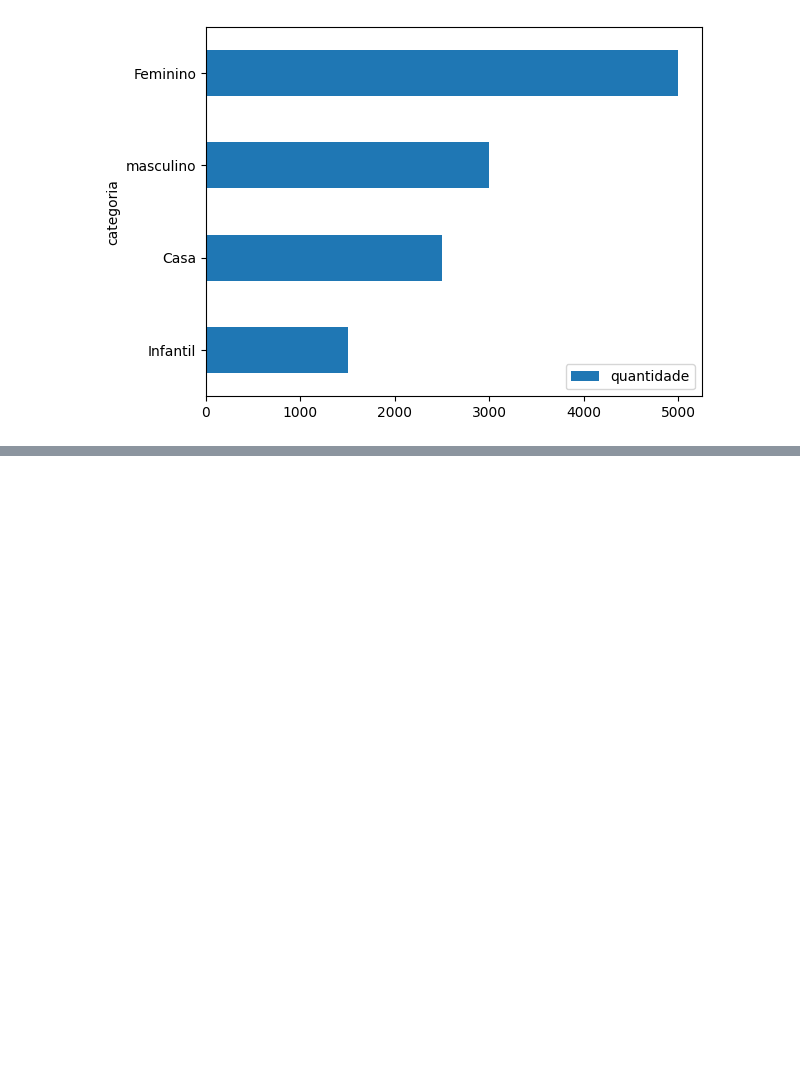
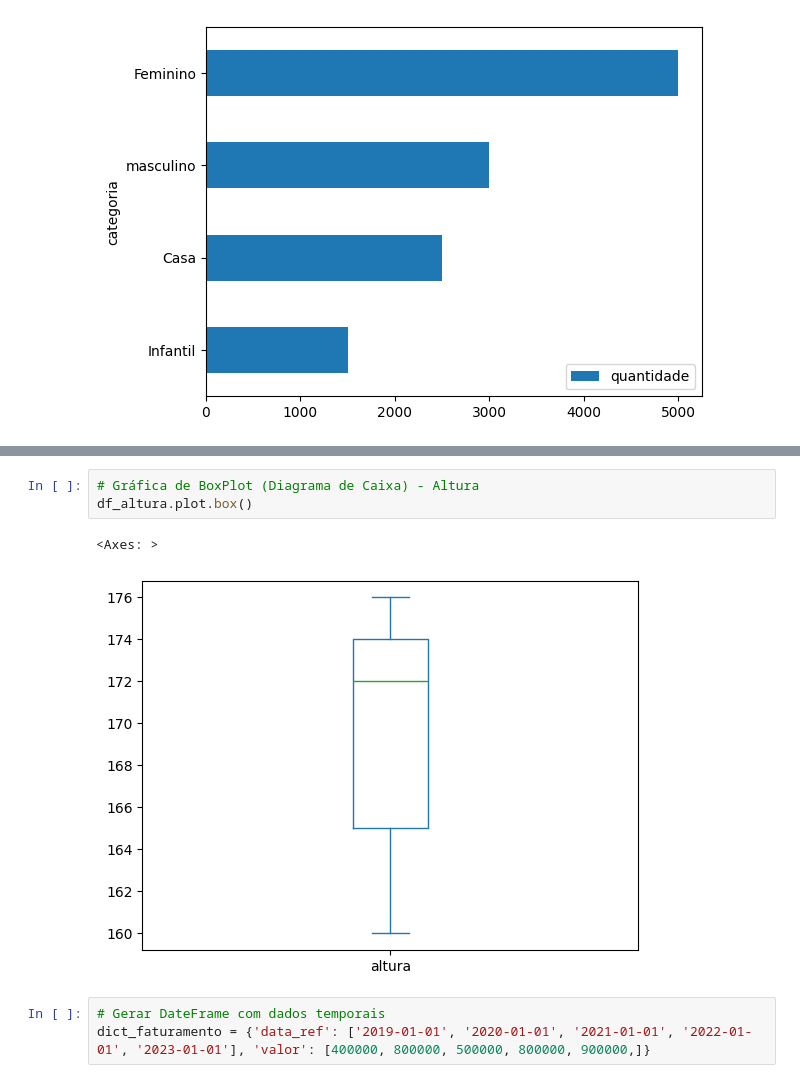
Before and after one commit to nagpaulo/estudos_estatistica_python, a Jupyter notebook: estatistica_devs.ipynb, the cells around one changed output, grey strips where cells are left out. Drawn from its saved outputs; the diff is of its cells as text; blank space fills up the shorter version.

```diff
--- a/estatistica_devs.ipynb
+++ b/estatistica_devs.ipynb
@@ -245,0 +258,9 @@ df_vendas.sort_values('quantidade').plot.barh(x='categoria', y='quantidade')
+# %%
+# Gráfica de BoxPlot (Diagrama de Caixa) - Altura
+df_altura.plot.box()
+# %% [output]
+<Axes: >
+[figure, added]
+# %%
+# Gerar DateFrame com dados temporais
+dict_faturamento = {'data_ref': ['2019-01-01', '2020-01-01', '2021-01-01', '2022-01-01', '2023-01-01'], 'valor': [400000, 800000, 500000, 800000, 900000,]}
```
Also changed, not shown: parts of 9 cells of this notebook.
